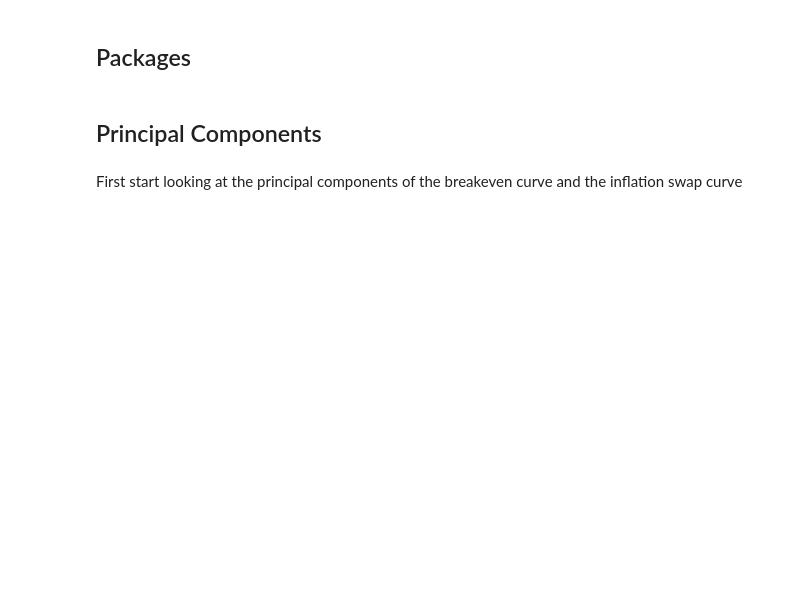
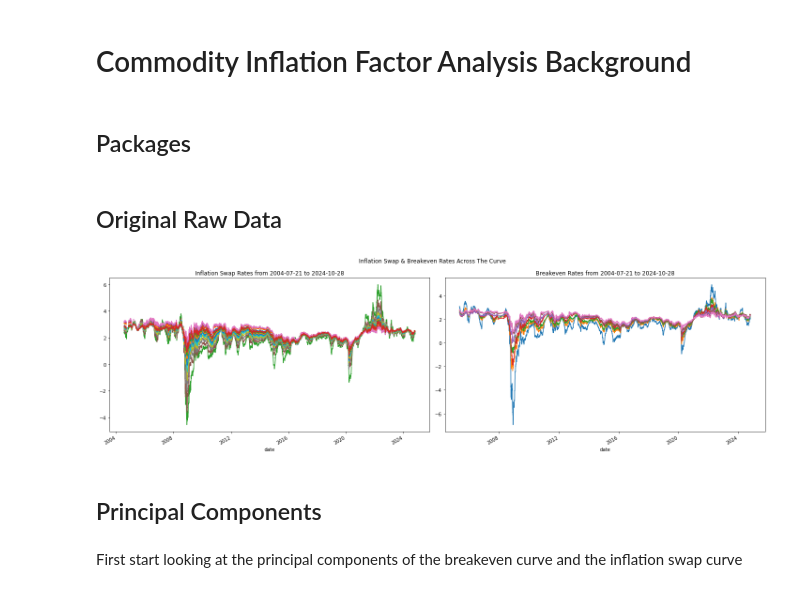
Before and after one commit to diegodalvarez/CommodityInflationFactor, a Jupyter notebook: root/notebooks/Background.ipynb, the cells around one changed output. Saved outputs shown, nothing was run; the diff lists cells and outputs as text; code cells hidden in the pictures; blank space fills up the shorter version.

```diff
--- a/root/notebooks/Background.ipynb
+++ b/root/notebooks/Background.ipynb
@@ -1,3 +1,5 @@
+# %% [markdown]
+# Commodity Inflation Factor Analysis Background
 # %% [markdown]
 ## Packages
 # %%
@@ -8,6 +13,43 @@ import matplotlib.pyplot as plt
 # %%
 sys.path.append(r"C:\Users\Diego\Desktop\app_prod\research\CommodityInflationFactor\root\src")
 from InflationFactorGenerator import FactorModel
+# %% [markdown]
+## Original Raw Data
+# %%
+def plot_inflation_rates() -> plt.Figure:
+
+    fig, axes = plt.subplots(ncols = 2, figsize = (20,6))
+
+    df_inflation = (FactorModel().get_inflation_swap().assign(
+        security = lambda x: x.Description.str.split(" ").str[-1])
+        [["date", "security", "value"]].
+        pivot(index = "date", columns = "security", values = "value"))
+
+    df_breakeven = (FactorModel().get_breakeven()[
+        ["date", "security", "value"]].
+        pivot(index = "date", columns = "security", values = "value").
+        dropna())
+
+    df_inflation.plot(
+        ax     = axes[0],
+        legend = False,
+        title  = "Inflation Swap Rates from {} to {}".format(
+            df_inflation.index.min().date(),
+            df_inflation.index.max().date()))
+
+    df_breakeven.plot(
+        ax     = axes[1],
+        legend = False,
+        title  = "Breakeven Rates from {} to {}".format(
+            df_inflation.index.min().date(),
+            df_inflation.index.max().date()))
+
+    fig.suptitle("Inflation Swap & Breakeven Rates Across The Curve")
+    plt.tight_layout()
+
+plot_inflation_rates()
+# %% [output]
+[figure, added]
 # %% [markdown]
 ## Principal Components
 # %% [markdown]
```
Also changed, not shown: parts of 13 cells of this notebook, 5 other files.
